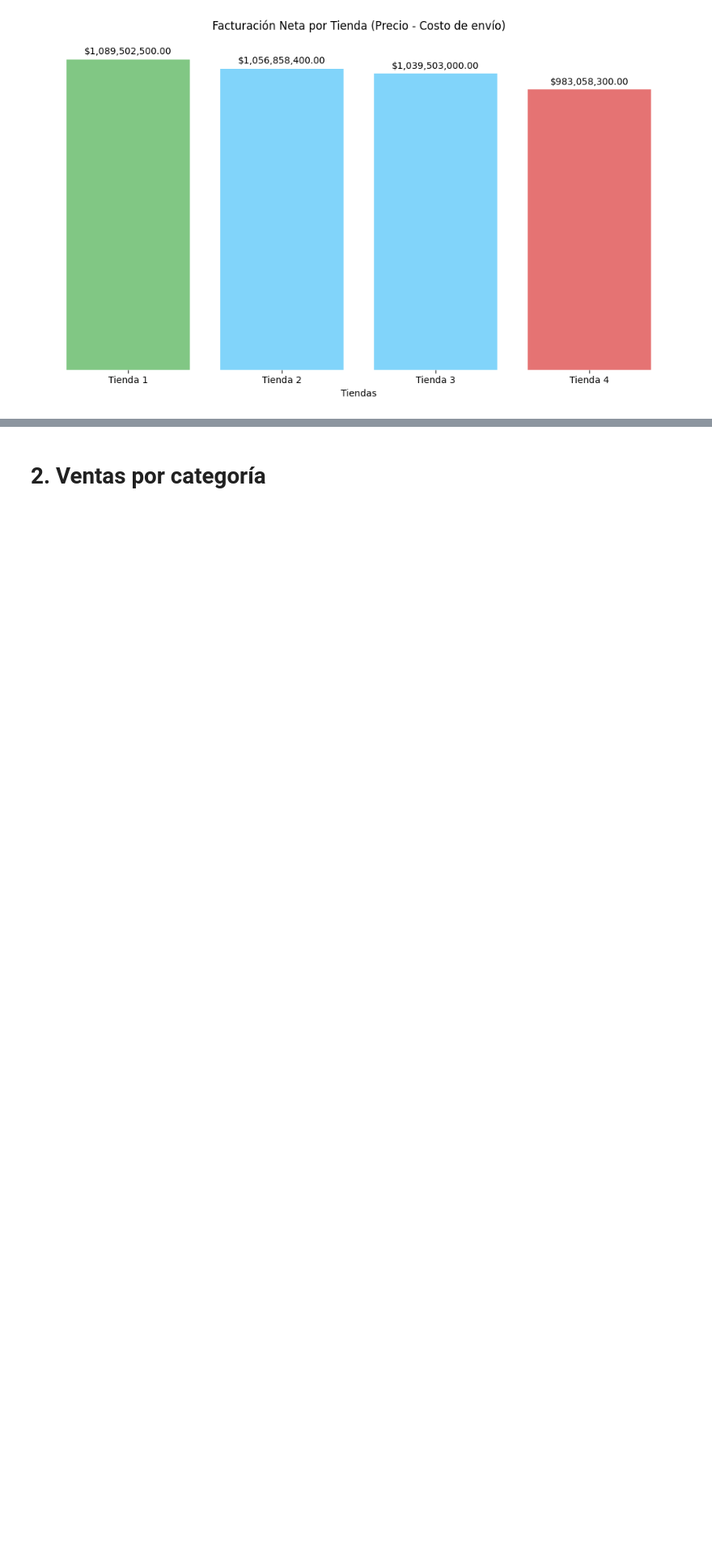
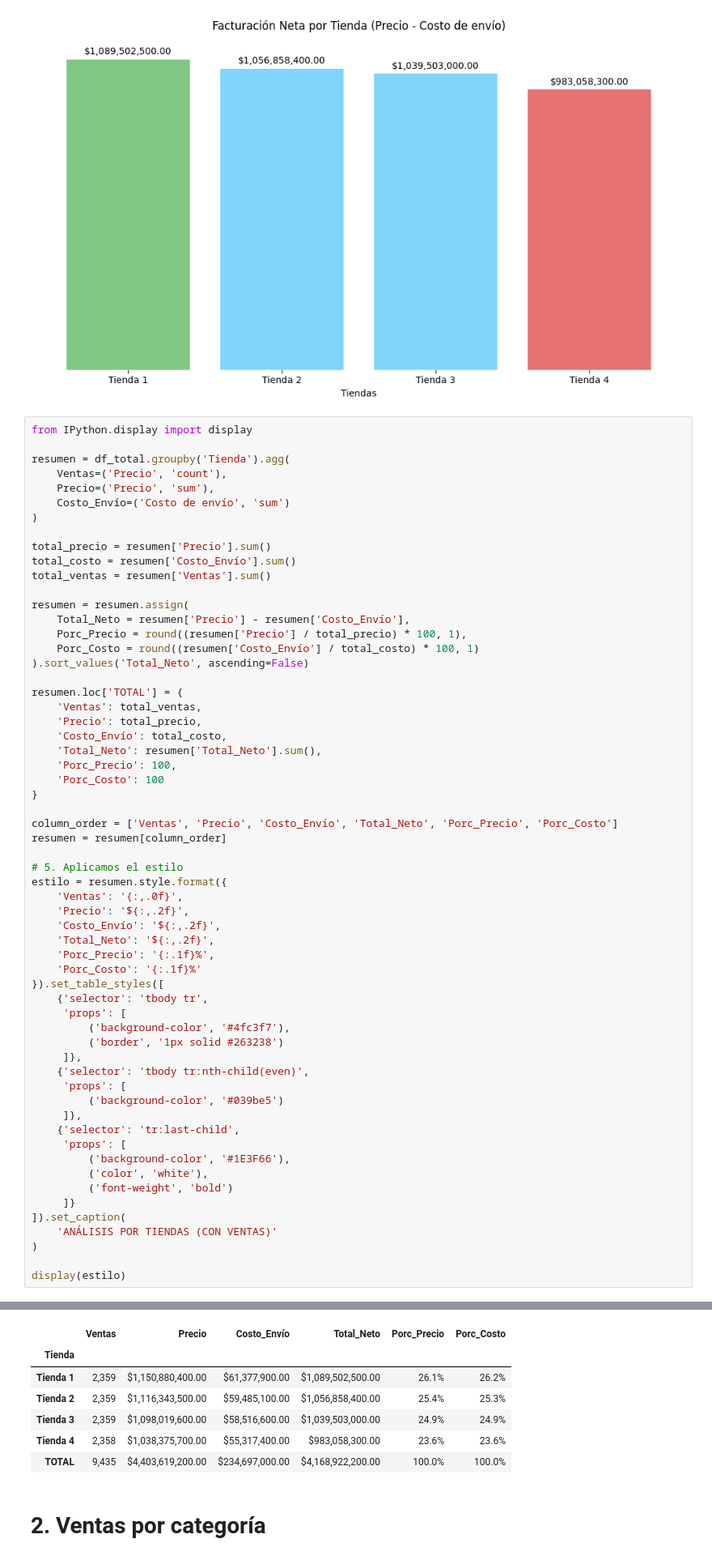
Before and after one commit to r2x4/01_challenge_data_science, a Jupyter notebook: AluraStoreLatam.ipynb, the cells around one changed output, grey strips where cells are left out. Shown at 81% size. Saved outputs shown, nothing was run; the diff lists cells and outputs as text; blank space fills up the shorter version.

```diff
--- a/AluraStoreLatam.ipynb
+++ b/AluraStoreLatam.ipynb
@@ -127,3 +127,64 @@ plt.tight_layout()
 plt.show()
 # %% [output]
 [figure]
+# %%
+from IPython.display import display
+
+resumen = df_total.groupby('Tienda').agg(
+    Ventas=('Precio', 'count'),
+    Precio=('Precio', 'sum'),
+    Costo_Envío=('Costo de envío', 'sum')
+)
+
+total_precio = resumen['Precio'].sum()
+total_costo = resumen['Costo_Envío'].sum()
+total_ventas = resumen['Ventas'].sum()
+
+resumen = resumen.assign(
+    Total_Neto = resumen['Precio'] - resumen['Costo_Envío'],
+    Porc_Precio = round((resumen['Precio'] / total_precio) * 100, 1),
+    Porc_Costo = round((resumen['Costo_Envío'] / total_costo) * 100, 1)
+).sort_values('Total_Neto', ascending=False)
+
+resumen.loc['TOTAL'] = {
+    'Ventas': total_ventas,
+    'Precio': total_precio,
+    'Costo_Envío': total_costo,
+    'Total_Neto': resumen['Total_Neto'].sum(),
+    'Porc_Precio': 100,
+    'Porc_Costo': 100
+}
+
+column_order = ['Ventas', 'Precio', 'Costo_Envío', 'Total_Neto', 'Porc_Precio', 'Porc_Costo']
+resumen = resumen[column_order]
+
+# 5. Aplicamos el estilo
+estilo = resumen.style.format({
+    'Ventas': '{:,.0f}',
+    'Precio': '${:,.2f}',
+    'Costo_Envío': '${:,.2f}',
+    'Total_Neto': '${:,.2f}',
+    'Porc_Precio': '{:.1f}%',
+    'Porc_Costo': '{:.1f}%'
+}).set_table_styles([
+    {'selector': 'tbody tr',
+     'props': [
+         ('background-color', '#4fc3f7'),
+         ('border', '1px solid #263238')
+     ]},
+    {'selector': 'tbody tr:nth-child(even)',
+     'props': [
+         ('background-color', '#039be5')
+     ]},
+    {'selector': 'tr:last-child',
+     'props': [
+         ('background-color', '#1E3F66'),
+         ('color', 'white'),
+         ('font-weight', 'bold')
+     ]}
+]).set_caption(
+    'ANÁLISIS POR TIENDAS (CON VENTAS)'
+)
+
+display(estilo)
+# %% [output]
@@ -130,3 +192,10 @@ plt.show()
+|  | Ventas | Precio | Costo_Envío | Total_Neto | Porc_Precio | Porc_Costo |
+| Tienda |  |  |  |  |  |  |
+| Tienda 1 | 2,359 | $1,150,880,400.00 | $61,377,900.00 | $1,089,502,500.00 | 26.1% | 26.2% |
+| Tienda 2 | 2,359 | $1,116,343,500.00 | $59,485,100.00 | $1,056,858,400.00 | 25.4% | 25.3% |
+| Tienda 3 | 2,359 | $1,098,019,600.00 | $58,516,600.00 | $1,039,503,000.00 | 24.9% | 24.9% |
+| Tienda 4 | 2,358 | $1,038,375,700.00 | $55,317,400.00 | $983,058,300.00 | 23.6% | 23.6% |
+| TOTAL | 9,435 | $4,403,619,200.00 | $234,697,000.00 | $4,168,922,200.00 | 100.0% | 100.0% |
 # %% [markdown]
 # 2. Ventas por categoría
 # %% [markdown]
```
Also changed, not shown: parts of 1 cell of this notebook.
